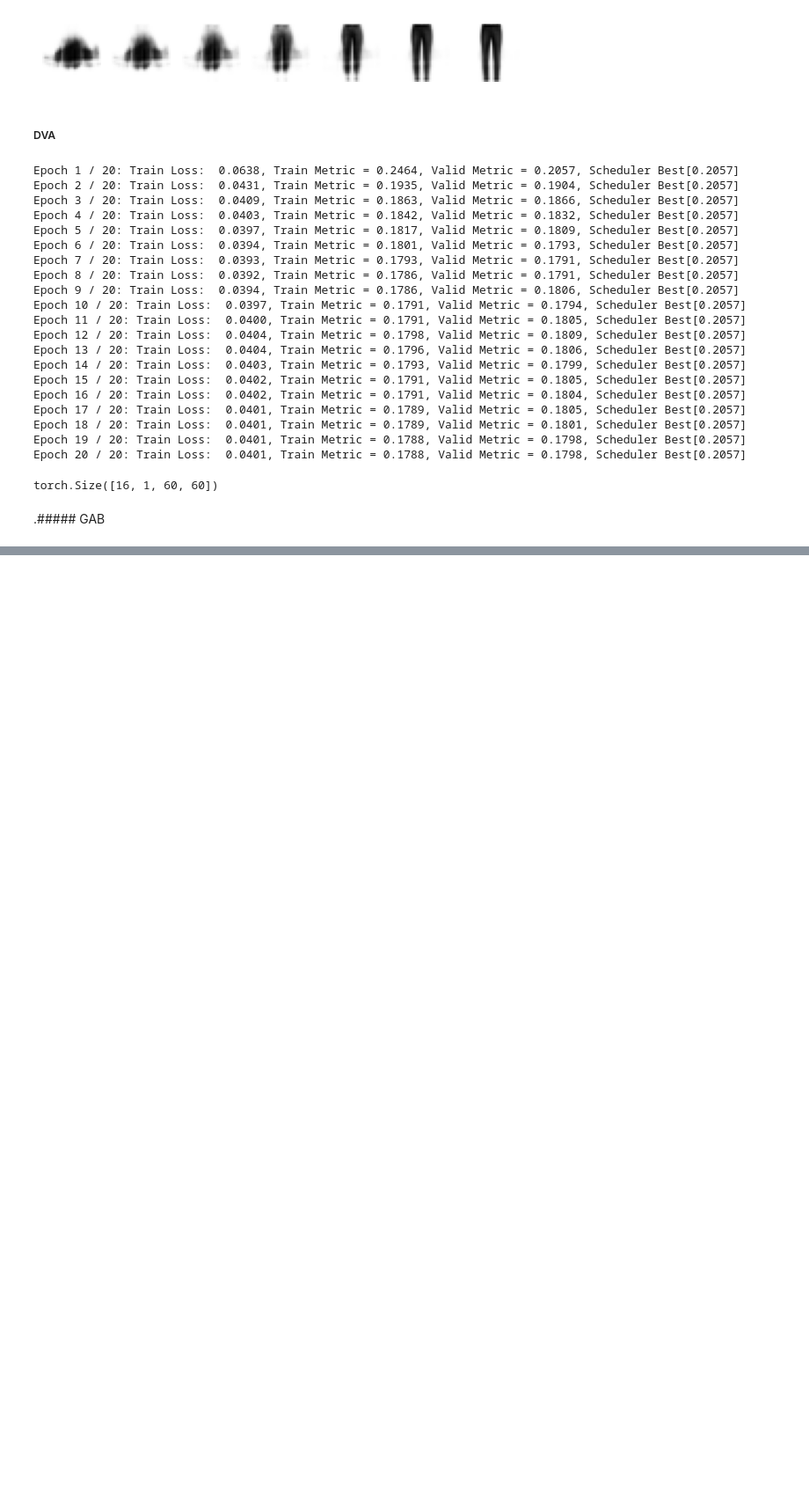
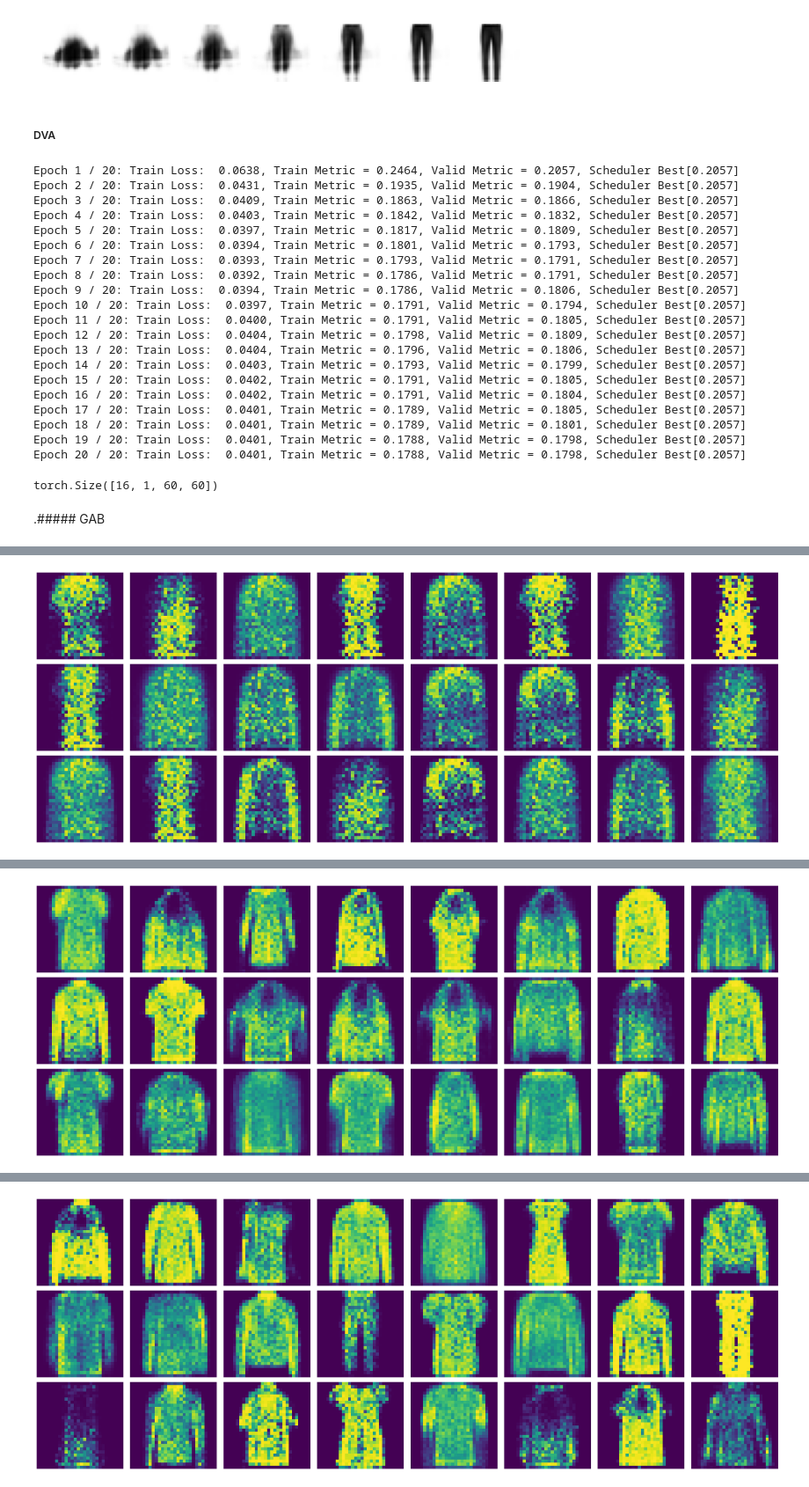
Before and after one commit to Portia-dot/Autoencoder-GANS-DiffusionModels, a Jupyter notebook: Autoencoder.ipynb, the cells around one changed output, grey strips where cells are left out. Shown at 88% size. Saved outputs shown, nothing was run; the diff lists cells and outputs as text; code cells hidden in the pictures; blank space fills up the shorter version.

```diff
--- a/Autoencoder.ipynb
+++ b/Autoencoder.ipynb
@@ -988,7 +988,7 @@ torch.manual_seed(42)
 coding_dim = 32
 generator = nn.Sequential(
     nn.Linear(coding_dim, 128), nn.ReLU(),
-    nn.Linear(256, 1 * 28 * 28), nn.Sigmoid(),
+    nn.Linear(128, 1 * 28 * 28), nn.Sigmoid(),
     nn.Unflatten(dim = 1, unflattened_size=(1, 28, 28))
 ).to(device)
 discriminator = nn.Sequential(
@@ -996,3 +996,45 @@ discriminator = nn.Sequential(
     nn.Linear(256, 128), nn.ReLU(),
     nn.Linear(128, 1), nn.Sigmoid()
 ).to(device)
+# %%
+def train_gan(generator, discriminator, train_loader, coding_dim, n_epochs = 20, g_lr = 1e-3, d_lr = 5e-4):
+    loss_fn = nn.BCELoss()
+    generator_opt = torch.optim.NAdam(generator.parameters(), lr=g_lr)
+    discriminator_opt = torch.optim.NAdam(discriminator.parameters(), lr=d_lr)
+    for epoch in range(n_epochs):
+        print(f'Epoch {epoch + 1}/{n_epochs}')
+        for real_images, _ in train_loader:
+            real_images = real_images.to(device)
+            pred_real = discriminator(real_images)
+            batch_size = real_images.size(0)
+            ones = torch.ones(batch_size, 1, device=device)
+            real_loss = loss_fn(pred_real, ones)
+            coding = torch.randn(batch_size, coding_dim, device=device)
+            fake_images = generator(coding).detach()
+            pred_fake = discriminator(fake_images)
+            zeros = torch.zeros(batch_size, 1, device=device)
+            fake_loss = loss_fn(pred_fake, zeros)
+            discriminator_loss = real_loss + fake_loss
+            discriminator_opt.zero_grad()
+            discriminator_loss.backward()
+            discriminator_opt.step()
+
+            coding = torch.randn(batch_size, coding_dim, device=device)
+            fake_images = generator(coding)
+            for p in discriminator.parameters():
+                p.requires_grad = False
+            pred_fake = discriminator(fake_images)
+            generator_loss = loss_fn(pred_fake, ones)
+            generator_opt.zero_grad()
+            generator_loss.backward()
+            generator_opt.step()
+            for p in discriminator.parameters():
+                p.requires_grad = True
+        print(f'Discriminator loss: {discriminator_loss.item():.6f}, Generator loss: {generator_loss.item():.6f}')
+        if epoch % 10 == 0 or  epoch == n_epochs - 1:
+            plot_multiple_images(fake_images.detach(), 8)
+            plt.show()
+# %%
+torch.manual_seed(-42)
+train_gan(generator, discriminator, train_loader, coding_dim, n_epochs)
+# %% [output]
@@ -998,0 +1043 @@ discriminator = nn.Sequential(
+[figure, added]
@@ -998,0 +1064 @@ discriminator = nn.Sequential(
+[figure, added]
@@ -998,0 +1083 @@ discriminator = nn.Sequential(
+[figure, added]
```
Also changed, not shown: parts of 3 cells of this notebook.
